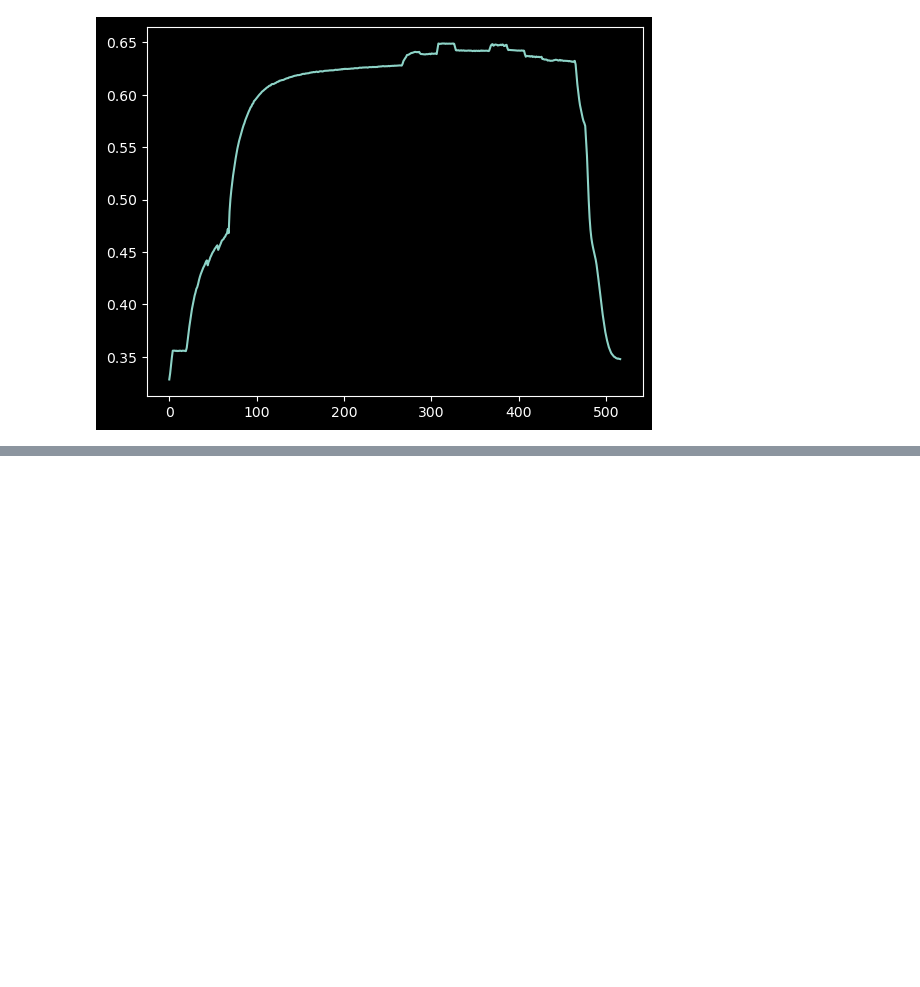
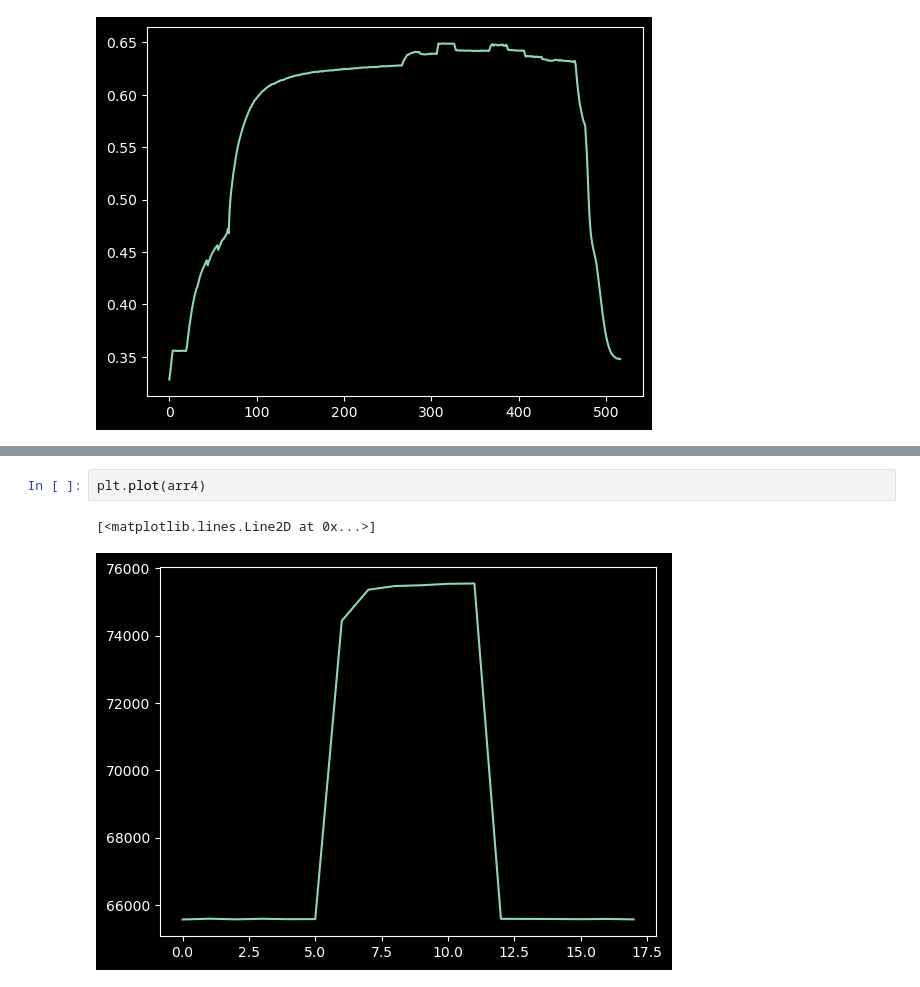
Before and after one commit to Jan-IngenHousz-Institute/ambit, a Jupyter notebook: ambyte.ipynb, the cells around one changed output, grey strips where cells are left out. Cells and saved outputs as stored; diff of their text form; blank space fills up the shorter version.

```diff
--- a/ambyte.ipynb
+++ b/ambyte.ipynb
@@ -220,0 +261,5 @@ np.frombuffer(buf, np.uint32).sum()%256
+# %%
+plt.plot(arr4)
+# %% [output]
+[<matplotlib.lines.Line2D at 0x...>]
+[figure, added]
```
Also changed, not shown: parts of 8 cells of this notebook, 3 other files.
